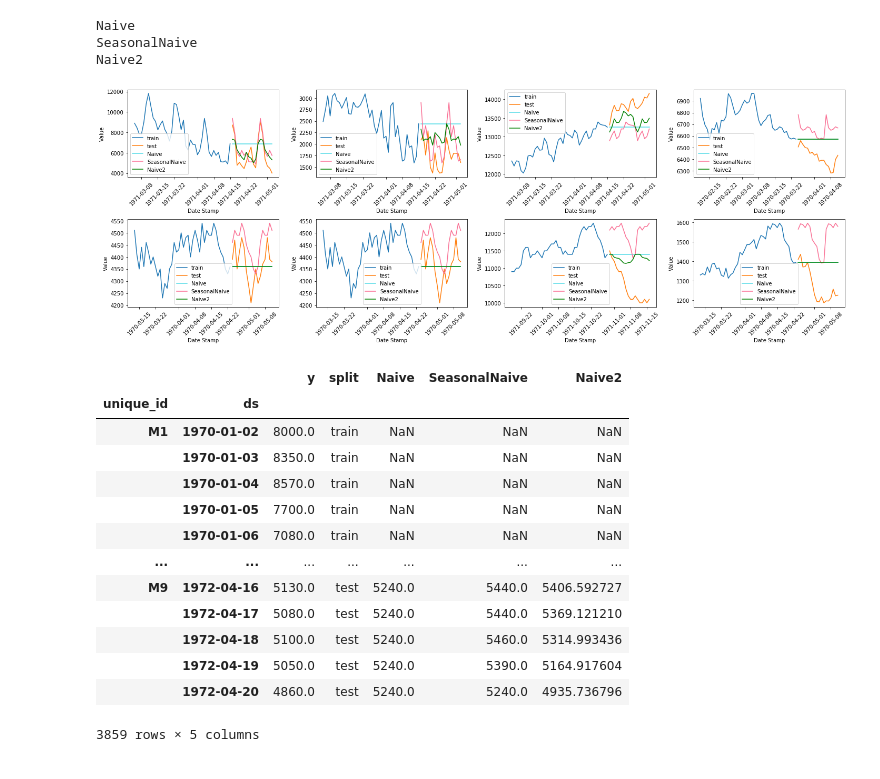
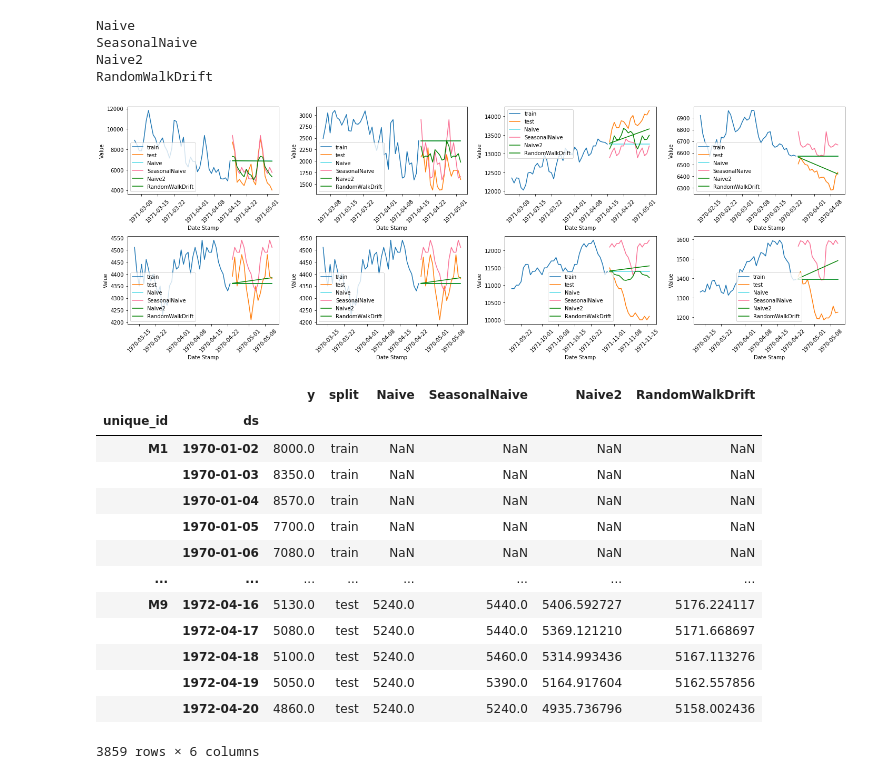
Before and after one commit to stefanialvs/PyForecast, a Jupyter notebook: proof_of_concept.ipynb, the cells around one changed output. Drawn from its saved outputs; the diff is of its cells as text; code cells hidden in the pictures.

Commit message:
Random Walk with Drift

```diff
--- a/proof_of_concept.ipynb
+++ b/proof_of_concept.ipynb
@@ -30,6 +30,8 @@ def plot_single_serie(uid_df, ax):
              color='#FA6F94', data=uid_df[-60:], ax=ax, label='SeasonalNaive')
     sns.lineplot(x='ds', y='Naive2',
              color='green', data=uid_df[-60:], ax=ax, label='Naive2')
+    sns.lineplot(x='ds', y='RandomWalkDrift',
+             color='green', data=uid_df[-60:], ax=ax, label='RandomWalkDrift')
 
     # rotate x axis
     ax.tick_params(axis='x', rotation=45)
@@ -101,50 +103,52 @@ def ml_pipeline(dataset_name, num_obs):
     # Train benchmark models
     models = {'Naive':  Naive(h=h),
               'SeasonalNaive': SeasonalNaive(h=h, seasonality=seasonality),
-              'Naive2': Naive2(h=h, seasonality=seasonality)}
+              'Naive2': Naive2(h=h, seasonality=seasonality),
+              'RandomWalkDrift': RandomWalkDrift(h=h)}
 
     preds = []
     for model_name, model in models.items():
         print(model_name)
         panel_model = PanelModel(model)
         panel_model.fit(X_train_df, y_train_df)
         mod_preds = panel_model.predict(X_test_df)
         mod_preds.name = model_name
         preds.append(mod_preds)
     preds = pd.concat(preds, axis=1)
 
     # Merge for visualization purpose
     y_train_df['split'] = 'train'
     y_test_df['split'] = 'test'
     y_df = y_train_df.append(y_test_df, sort=False)
     y_df = y_df.merge(preds, on=['unique_id','ds'], how='left')
 
     return y_df
 
 # Grid Plot
 y_df = ml_pipeline(dataset_name='Monthly', num_obs=10)
 
 uids = ['M1', 'M2', 'M3', 'M4','M5', 'M5', 'M6', 'M8']
 plot_grid_series(y_df, uids)
 # %% [output]
 Naive
 SeasonalNaive
 Naive2
+RandomWalkDrift
-[figure, old version]
+[figure, new version]
 # %%
 y_df
 # %% [output]
-|  |  | y | split | Naive | SeasonalNaive | Naive2 |
-| unique_id | ds |  |  |  |  |  |
-| M1 | 1970-01-02 | 8000.0 | train | NaN | NaN | NaN |
-|  | 1970-01-03 | 8350.0 | train | NaN | NaN | NaN |
-|  | 1970-01-04 | 8570.0 | train | NaN | NaN | NaN |
-|  | 1970-01-05 | 7700.0 | train | NaN | NaN | NaN |
-|  | 1970-01-06 | 7080.0 | train | NaN | NaN | NaN |
-| ... | ... | ... | ... | ... | ... | ... |
-| M9 | 1972-04-16 | 5130.0 | test | 5240.0 | 5440.0 | 5406.592727 |
-|  | 1972-04-17 | 5080.0 | test | 5240.0 | 5440.0 | 5369.121210 |
-|  | 1972-04-18 | 5100.0 | test | 5240.0 | 5460.0 | 5314.993436 |
-|  | 1972-04-19 | 5050.0 | test | 5240.0 | 5390.0 | 5164.917604 |
-|  | 1972-04-20 | 4860.0 | test | 5240.0 | 5240.0 | 4935.736796 |
+|  |  | y | split | Naive | SeasonalNaive | Naive2 | RandomWalkDrift |
+| unique_id | ds |  |  |  |  |  |  |
+| M1 | 1970-01-02 | 8000.0 | train | NaN | NaN | NaN | NaN |
+|  | 1970-01-03 | 8350.0 | train | NaN | NaN | NaN | NaN |
+|  | 1970-01-04 | 8570.0 | train | NaN | NaN | NaN | NaN |
+|  | 1970-01-05 | 7700.0 | train | NaN | NaN | NaN | NaN |
+|  | 1970-01-06 | 7080.0 | train | NaN | NaN | NaN | NaN |
+| ... | ... | ... | ... | ... | ... | ... | ... |
+| M9 | 1972-04-16 | 5130.0 | test | 5240.0 | 5440.0 | 5406.592727 | 5176.224117 |
+|  | 1972-04-17 | 5080.0 | test | 5240.0 | 5440.0 | 5369.121210 | 5171.668697 |
+|  | 1972-04-18 | 5100.0 | test | 5240.0 | 5460.0 | 5314.993436 | 5167.113276 |
+|  | 1972-04-19 | 5050.0 | test | 5240.0 | 5390.0 | 5164.917604 | 5162.557856 |
+|  | 1972-04-20 | 4860.0 | test | 5240.0 | 5240.0 | 4935.736796 | 5158.002436 |
-3859 rows × 5 columns
+3859 rows × 6 columns
```
